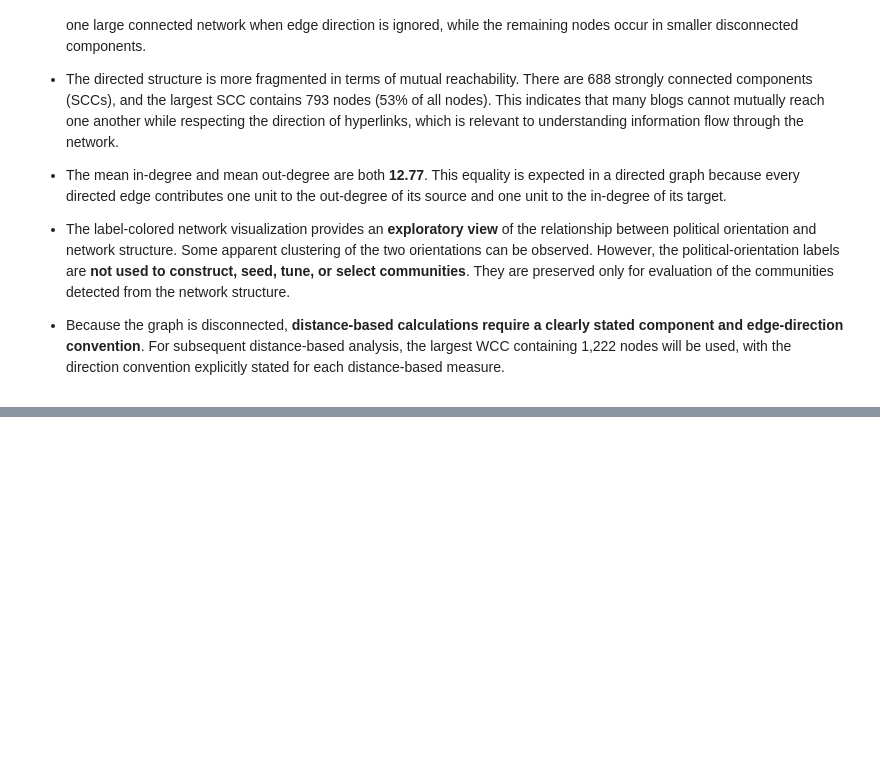
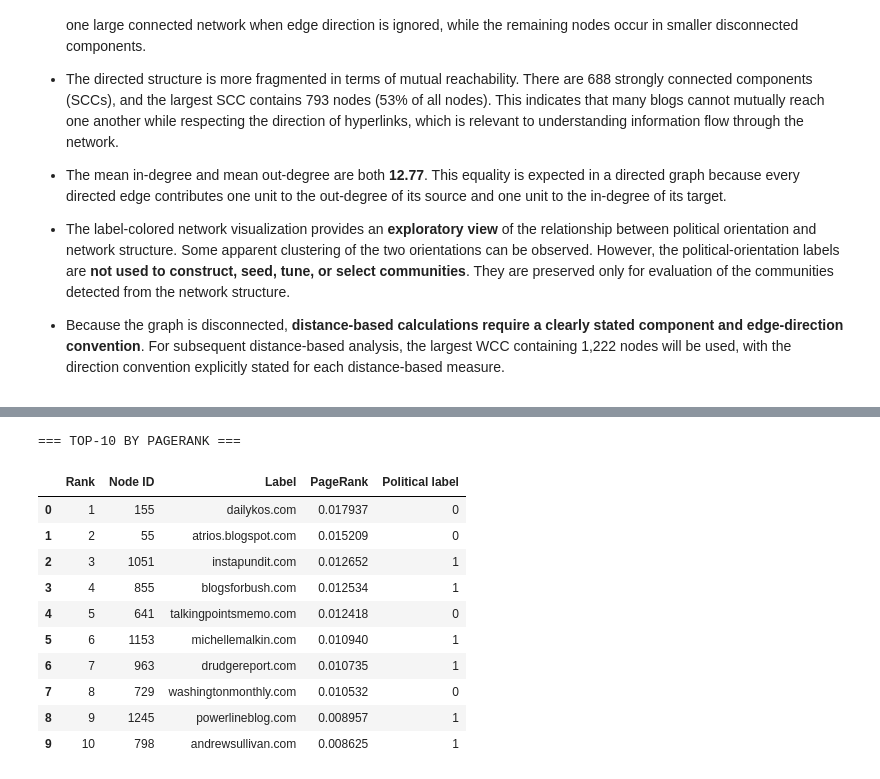
Before and after one commit to l232550/SE4095-SNTP-Assignment-1, a Jupyter notebook: L232550_SNTP_Assignment1.ipynb, the cells around one changed output, grey strips where cells are left out. Saved outputs shown, nothing was run; the diff lists cells and outputs as text; code cells hidden in the pictures; blank space fills up the shorter version.

Commit message:
part-b: PageRank + Betweenness centralities, top-10 tables, rank comparison

```diff
--- a/L232550_SNTP_Assignment1.ipynb
+++ b/L232550_SNTP_Assignment1.ipynb
@@ -278,0 +324,45 @@ visualize_top_nodes(G, top_k=300, labels=LABELS)
+# %%
+# ============================================================
+# SECTION 4a — PageRank
+# ============================================================
+def compute_pagerank(g, alpha=0.85, tol=1e-6, max_iter=100):
+    """
+    PageRank with damping factor alpha.
+    Uses incoming links (authority = links received).
+    Dangling nodes handled by NetworkX by redistributing mass uniformly.
+    """
+    return nx.pagerank(g, alpha=alpha, tol=tol, max_iter=max_iter)
+
+
+PAGERANK = compute_pagerank(G, alpha=0.85, tol=1e-6, max_iter=100)
+pr_series = pd.Series(PAGERANK).sort_values(ascending=False)
+
+
+def topk_table(series, g, labels, k=10, value_name="score"):
+    """Return a top-K table with rank, node id, label, raw score, political label."""
+    top = series.head(k)
+    return pd.DataFrame({
+        "Rank": range(1, k + 1),
+        "Node ID": top.index.astype(int),
+        "Label": [g.nodes[n].get("label", str(n)) for n in top.index],
+        f"{value_name}": top.values.round(6),
+        "Political label": [labels[n] for n in top.index],
+    })
+
+
+top10_pr = topk_table(pr_series, G, LABELS, k=10, value_name="PageRank")
+print("=== TOP-10 BY PAGERANK ===")
+display(top10_pr)
+# %% [output]
+=== TOP-10 BY PAGERANK ===
+|  | Rank | Node ID | Label | PageRank | Political label |
+| 0 | 1 | 155 | dailykos.com | 0.017937 | 0 |
+| 1 | 2 | 55 | atrios.blogspot.com | 0.015209 | 0 |
+| 2 | 3 | 1051 | instapundit.com | 0.012652 | 1 |
+| 3 | 4 | 855 | blogsforbush.com | 0.012534 | 1 |
+| 4 | 5 | 641 | talkingpointsmemo.com | 0.012418 | 0 |
+| 5 | 6 | 1153 | michellemalkin.com | 0.010940 | 1 |
+| 6 | 7 | 963 | drudgereport.com | 0.010735 | 1 |
+| 7 | 8 | 729 | washingtonmonthly.com | 0.010532 | 0 |
+| 8 | 9 | 1245 | powerlineblog.com | 0.008957 | 1 |
+| 9 | 10 | 798 | andrewsullivan.com | 0.008625 | 1 |
```
Also changed, not shown: parts of 5 cells of this notebook.
